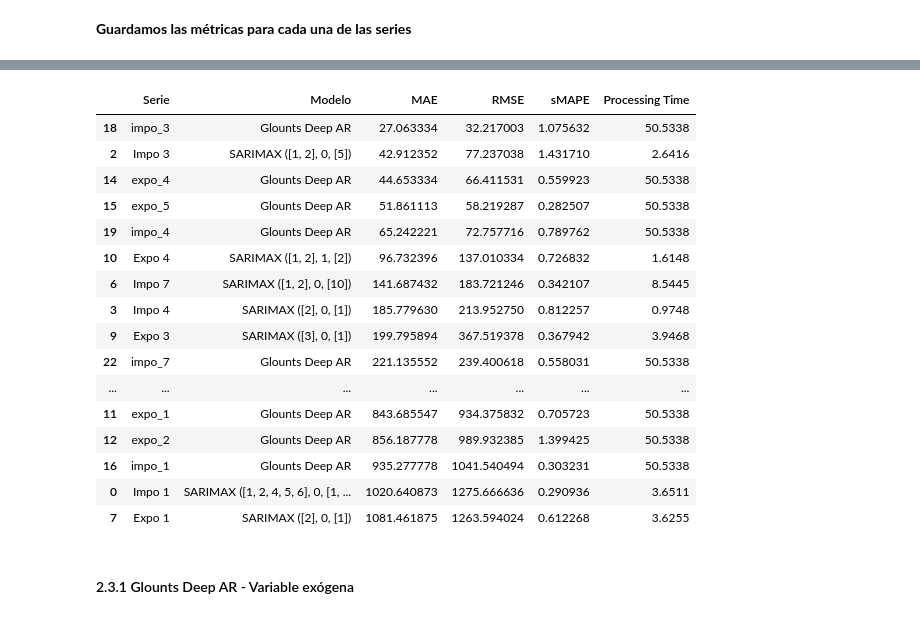
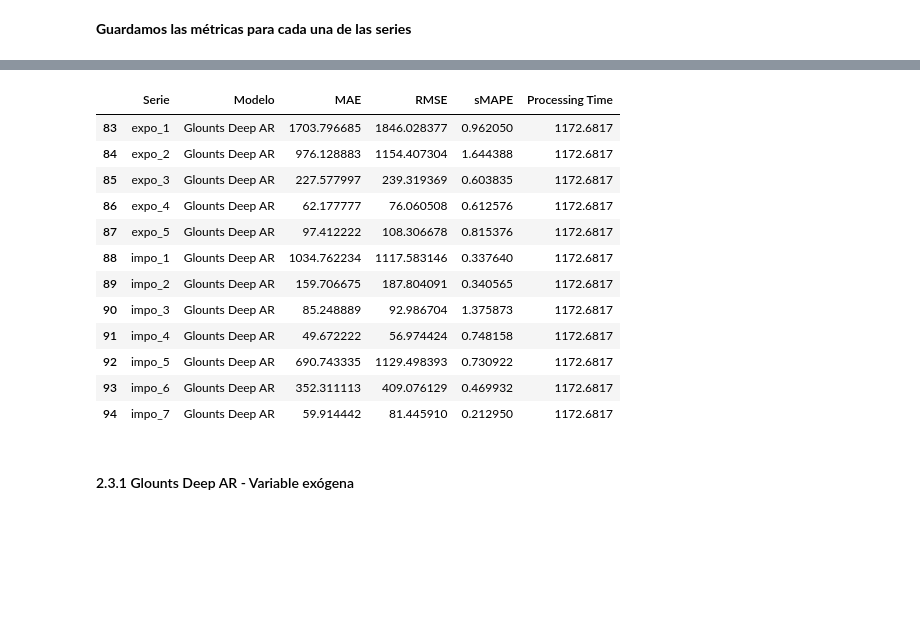
Before and after one commit to tatinogues/Project_Raiconet_101, a Jupyter notebook: Experiments/2.2 Modelos NN.ipynb, the cells around one changed output, grey strips where cells are left out. Drawn from its saved outputs; the diff is of its cells as text; code cells hidden in the pictures; blank space fills up the shorter version.

```diff
--- a/Experiments/2.2 Modelos NN.ipynb
+++ b/Experiments/2.2 Modelos NN.ipynb
@@ -212,26 +216,19 @@ NameError: name 'comparison_tbl' is not defined
-# %%
-best_models = comparison_tbl.groupby('Serie').apply(lambda group: group[group['MAE'] == group['MAE'].min()])
-best_models.drop(columns='Serie', inplace=True)
-best_models = best_models.groupby('Serie').first().reset_index()
-best_models.tail(12)
-# %% [output]
-|  | Serie | Modelo | MAE | RMSE | sMAPE | Processing Time |
-| 18 | impo_3 | Glounts Deep AR | 27.063334 | 32.217003 | 1.075632 | 50.5338 |
-| 2 | Impo 3 | SARIMAX ([1, 2], 0, [5]) | 42.912352 | 77.237038 | 1.431710 | 2.6416 |
-| 14 | expo_4 | Glounts Deep AR | 44.653334 | 66.411531 | 0.559923 | 50.5338 |
-| 15 | expo_5 | Glounts Deep AR | 51.861113 | 58.219287 | 0.282507 | 50.5338 |
-| 19 | impo_4 | Glounts Deep AR | 65.242221 | 72.757716 | 0.789762 | 50.5338 |
-| 10 | Expo 4 | SARIMAX ([1, 2], 1, [2]) | 96.732396 | 137.010334 | 0.726832 | 1.6148 |
-| 6 | Impo 7 | SARIMAX ([1, 2], 0, [10]) | 141.687432 | 183.721246 | 0.342107 | 8.5445 |
-| 3 | Impo 4 | SARIMAX ([2], 0, [1]) | 185.779630 | 213.952750 | 0.812257 | 0.9748 |
-| 9 | Expo 3 | SARIMAX ([3], 0, [1]) | 199.795894 | 367.519378 | 0.367942 | 3.9468 |
-| 22 | impo_7 | Glounts Deep AR | 221.135552 | 239.400618 | 0.558031 | 50.5338 |
-| ... | ... | ... | ... | ... | ... | ... |
-| 11 | expo_1 | Glounts Deep AR | 843.685547 | 934.375832 | 0.705723 | 50.5338 |
-| 12 | expo_2 | Glounts Deep AR | 856.187778 | 989.932385 | 1.399425 | 50.5338 |
-| 16 | impo_1 | Glounts Deep AR | 935.277778 | 1041.540494 | 0.303231 | 50.5338 |
-| 0 | Impo 1 | SARIMAX ([1, 2, 4, 5, 6], 0, [1, ... | 1020.640873 | 1275.666636 | 0.290936 | 3.6511 |
-| 7 | Expo 1 | SARIMAX ([2], 0, [1]) | 1081.461875 | 1263.594024 | 0.612268 | 3.6255 |
+# %%
+comparison_tbl.tail(12)
+# %% [output]
+|  | Serie | Modelo | MAE | RMSE | sMAPE | Processing Time |
+| 83 | expo_1 | Glounts Deep AR | 1703.796685 | 1846.028377 | 0.962050 | 1172.6817 |
+| 84 | expo_2 | Glounts Deep AR | 976.128883 | 1154.407304 | 1.644388 | 1172.6817 |
+| 85 | expo_3 | Glounts Deep AR | 227.577997 | 239.319369 | 0.603835 | 1172.6817 |
+| 86 | expo_4 | Glounts Deep AR | 62.177777 | 76.060508 | 0.612576 | 1172.6817 |
+| 87 | expo_5 | Glounts Deep AR | 97.412222 | 108.306678 | 0.815376 | 1172.6817 |
+| 88 | impo_1 | Glounts Deep AR | 1034.762234 | 1117.583146 | 0.337640 | 1172.6817 |
+| 89 | impo_2 | Glounts Deep AR | 159.706675 | 187.804091 | 0.340565 | 1172.6817 |
+| 90 | impo_3 | Glounts Deep AR | 85.248889 | 92.986704 | 1.375873 | 1172.6817 |
+| 91 | impo_4 | Glounts Deep AR | 49.672222 | 56.974424 | 0.748158 | 1172.6817 |
+| 92 | impo_5 | Glounts Deep AR | 690.743335 | 1129.498393 | 0.730922 | 1172.6817 |
+| 93 | impo_6 | Glounts Deep AR | 352.311113 | 409.076129 | 0.469932 | 1172.6817 |
+| 94 | impo_7 | Glounts Deep AR | 59.914442 | 81.445910 | 0.212950 | 1172.6817 |
 # %% [markdown]
 #### 2.3.1 Glounts Deep AR - Variable exógena
 # %% [markdown]
```
Also changed, not shown: parts of 13 cells of this notebook, 53 other files.
